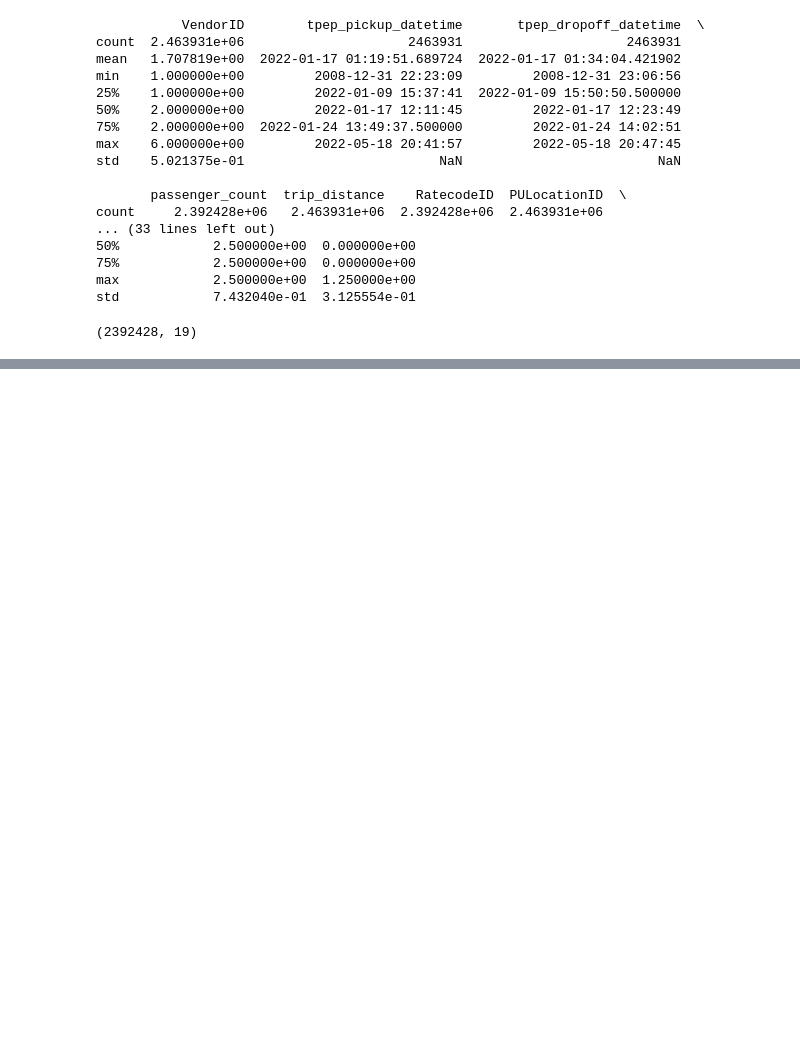
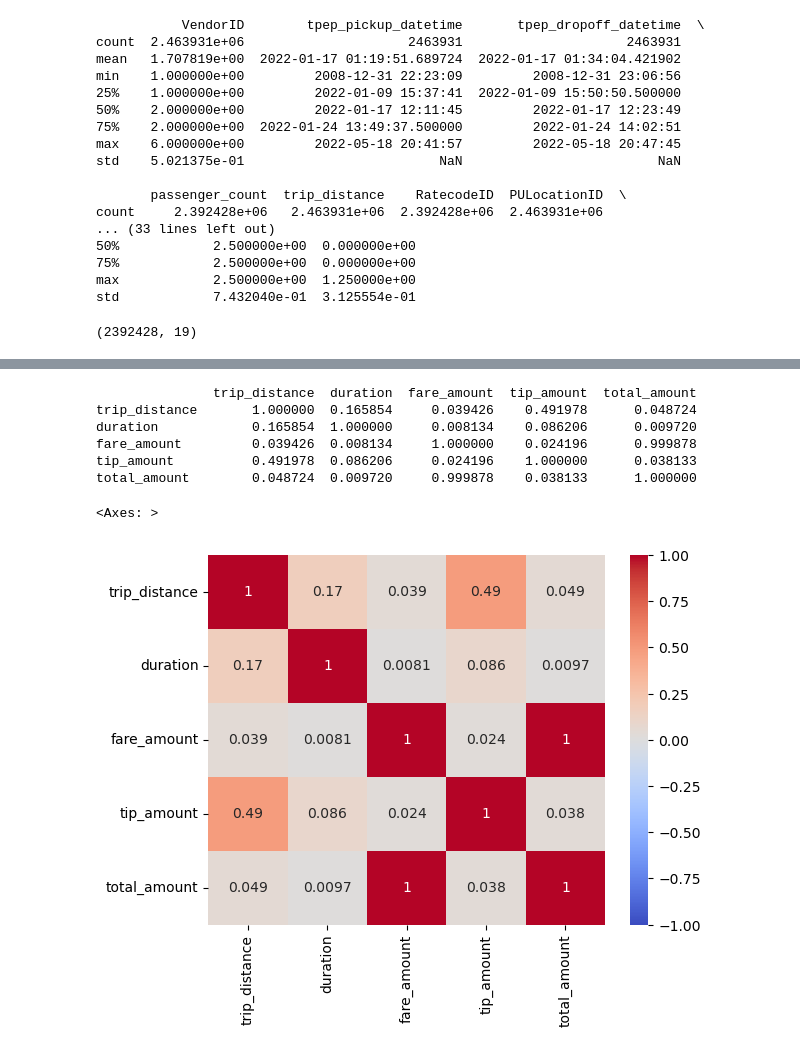
Before and after one commit to ankitkadali/guildMLPlayground, a Jupyter notebook: project1/edaProject1.ipynb, the cells around one changed output, grey strips where cells are left out. Drawn from its saved outputs; the diff is of its cells as text; code cells hidden in the pictures; blank space fills up the shorter version.

```diff
--- a/project1/edaProject1.ipynb
+++ b/project1/edaProject1.ipynb
@@ -87,0 +201,26 @@ print(taxiDataIgnoreNadf.shape)
+# %%
+# create a new data frame for selected columns
+import pandas as pd
+newDataFrame = taxiDataIgnoreNadf[['trip_distance','duration','fare_amount','tip_amount', 'total_amount',]]
+
+corrsMatrix = newDataFrame.corr()
+
+print(corrsMatrix)
+
+# looking at the below corrs matrix
+# it looks like tip_amount and trip_distance are well correlated, highest correlation occurs between total_amount and fare_amount
+# %% [output]
+               trip_distance  duration  fare_amount  tip_amount  total_amount
+trip_distance       1.000000  0.165854     0.039426    0.491978      0.048724
+duration            0.165854  1.000000     0.008134    0.086206      0.009720
+fare_amount         0.039426  0.008134     1.000000    0.024196      0.999878
+tip_amount          0.491978  0.086206     0.024196    1.000000      0.038133
+total_amount        0.048724  0.009720     0.999878    0.038133      1.000000
+# %%
+#  plot heatmap using seaborn for the above corrs matrix
+import seaborn as sns
+# annot in the below shows values in the map
+sns.heatmap(corrsMatrix,annot=True, cmap='coolwarm', vmin=-1, vmax=1)
+# %% [output]
+<Axes: >
+[figure, added]
```
Also changed, not shown: parts of 17 cells of this notebook.
